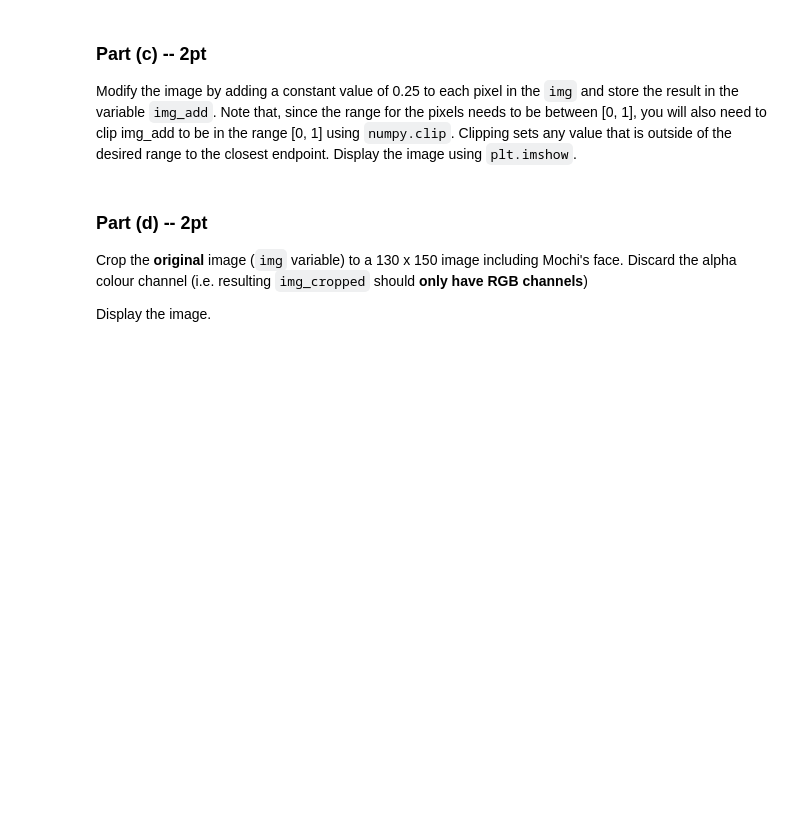
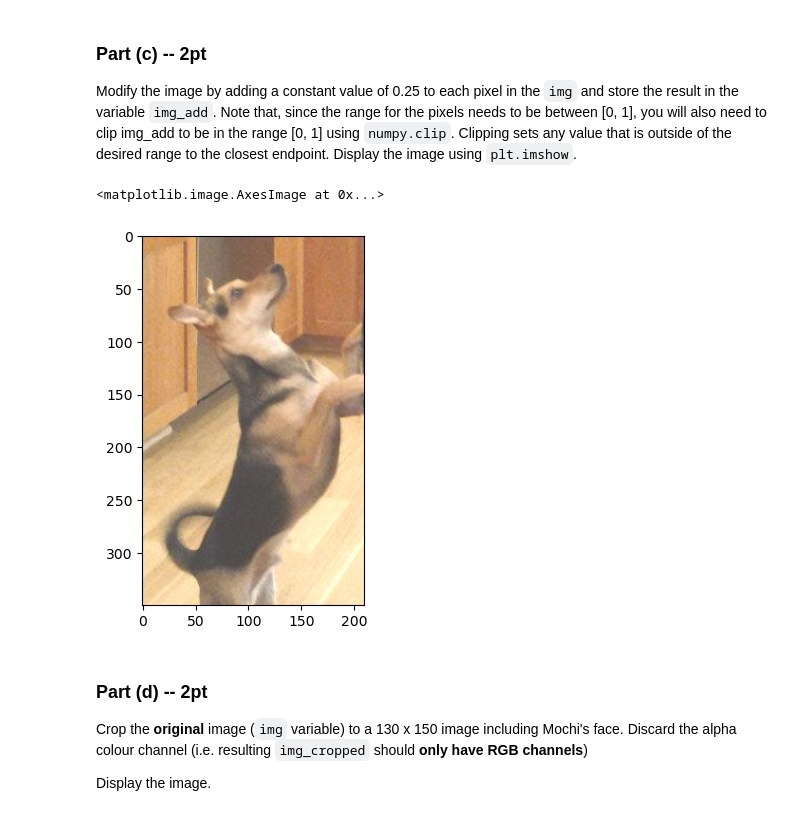
Before and after one commit to Samantha-Hossain/APS360, a Jupyter notebook: Lab1.ipynb, the cells around one changed output. Saved outputs shown, nothing was run; the diff lists cells and outputs as text; code cells hidden in the pictures; blank space fills up the shorter version.

```diff
--- a/Lab1.ipynb
+++ b/Lab1.ipynb
@@ -377,3 +385,15 @@ img_add = None
+# %%
+img_add = None
+import numpy
+#adding 0.25 to eacg pixel in the image
+img_add = img + 0.25
+numpy.clip(img_add, 0, 1, out=img_add)  # Ensure pixel values are in [0, 1]
+
+#show the image after adding 0.25 to each pixel
+plt.imshow(img_add)
+# %% [output]
+<matplotlib.image.AxesImage at 0x...>
+[figure, added]
 # %% [markdown]
 ### Part (d) -- 2pt
 
```
Also changed, not shown: parts of 6 cells of this notebook.
